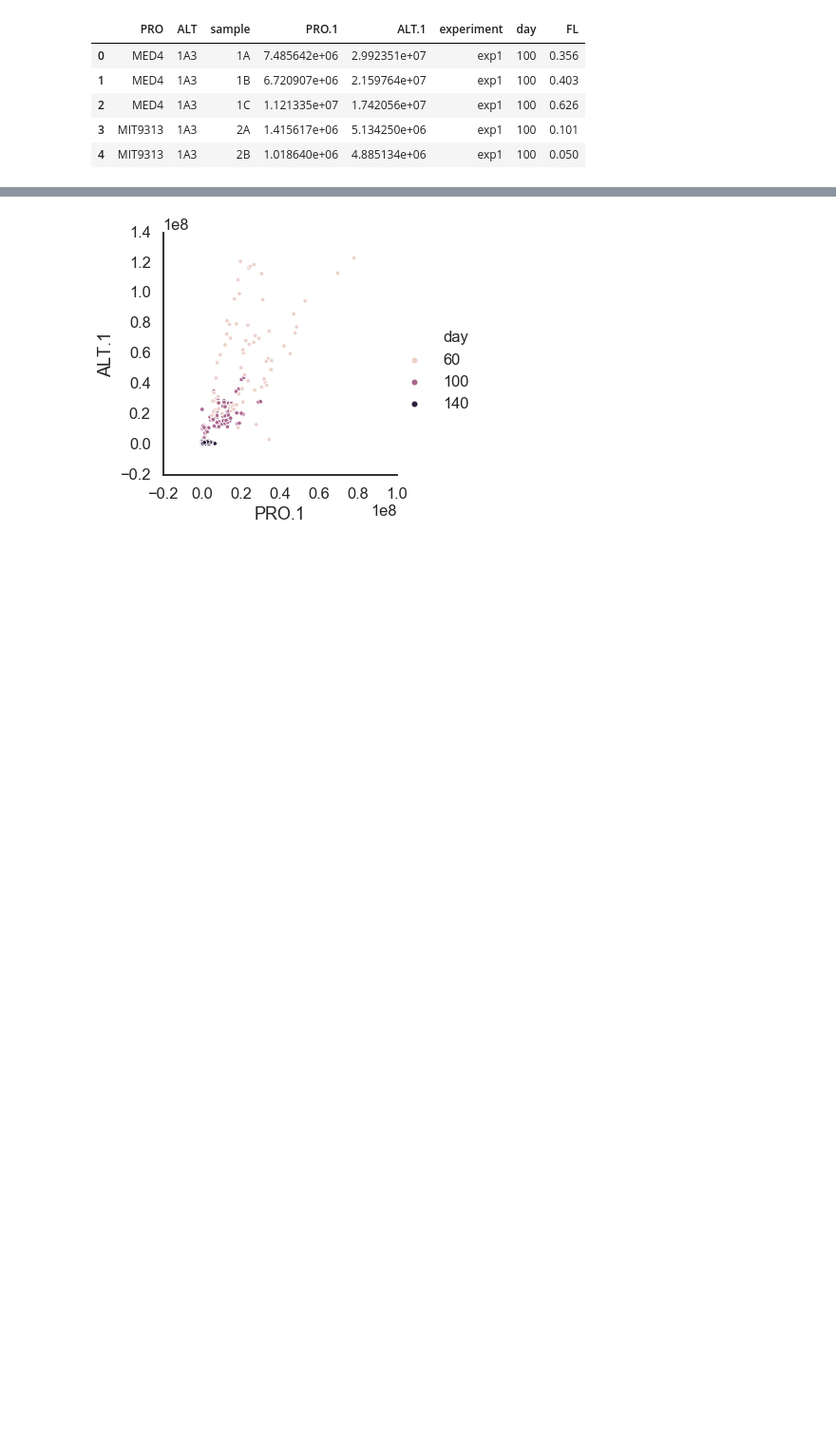
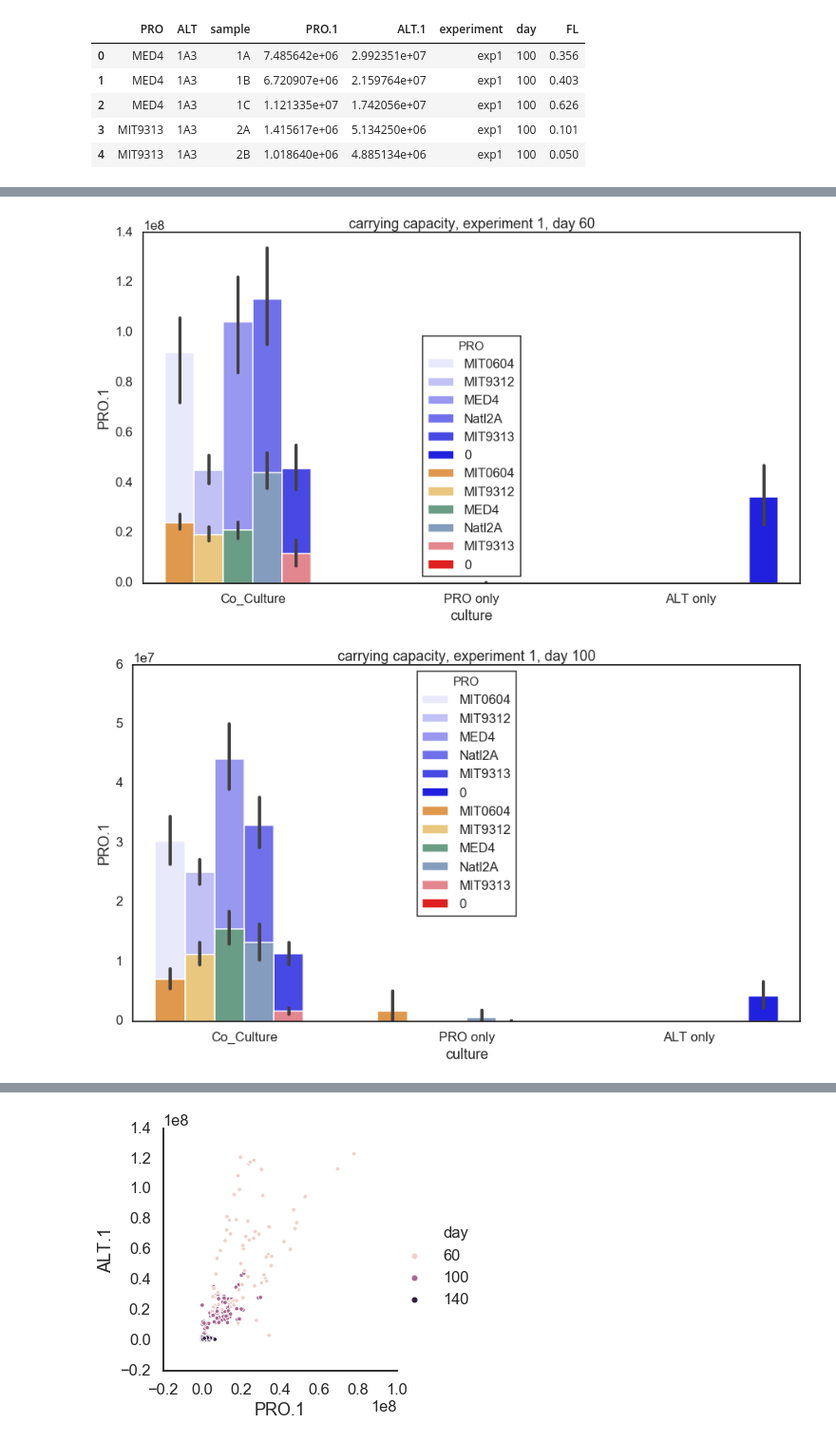
Before and after one commit to wosnat/ccpa, a Jupyter notebook: ccpa_paper_dec_2019-FCM.ipynb, the cells around one changed output, grey strips where cells are left out. Shown at 95% size. Drawn from its saved outputs; the diff is of its cells as text; code cells hidden in the pictures; blank space fills up the shorter version.

```diff
--- a/ccpa_paper_dec_2019-FCM.ipynb
+++ b/ccpa_paper_dec_2019-FCM.ipynb
@@ -225,0 +325,33 @@ df.head()
+# %%
+for d in [60,100,140]:
+    ax = sns.barplot(data=dfall.loc[(dfall.experiment == 'exp1') & (dfall.day == d)].fillna(0),
+                #units ='PRO, ALT',
+                     hue='PRO',
+                     hue_order=porder+ [0],
+                x='culture',
+                     y='Total', color='blue'
+                    )
+
+    ax = sns.barplot(data=dfall.loc[(dfall.experiment == 'exp1') & (dfall.day == d)].fillna(0),
+                            #units ='PRO, ALT',
+                     hue='PRO',
+                    hue_order=porder+ [0],
+                     palette=ppallete + ['red'],
+
+                x='culture',
+                     y='PRO.1', #color='green',
+                     ax=ax)
+    #ax = sns.barplot(data=dfall.loc[(dfall.experiment == 'exp1') & (dfall.day == d)].fillna(0),
+    #                        x ='PRO, ALT',
+    #            #hue='culture',
+    #                 y='ALT.1', color='red', ax=ax)
+    #plt.legend(None)
+    #ax.get_legend().remove()
+    #ax.xticks(rotation=90)
+    #plt.xticks(rotation='vertical')
+    #plt.yscale('log')
+    plt.title(f'carrying capacity, experiment 1, day {d}')
+    plt.show()
+# %% [output]
+[figure, added]
+[figure, added]
```
Also changed, not shown: parts of 28 cells of this notebook, 1 other file.
